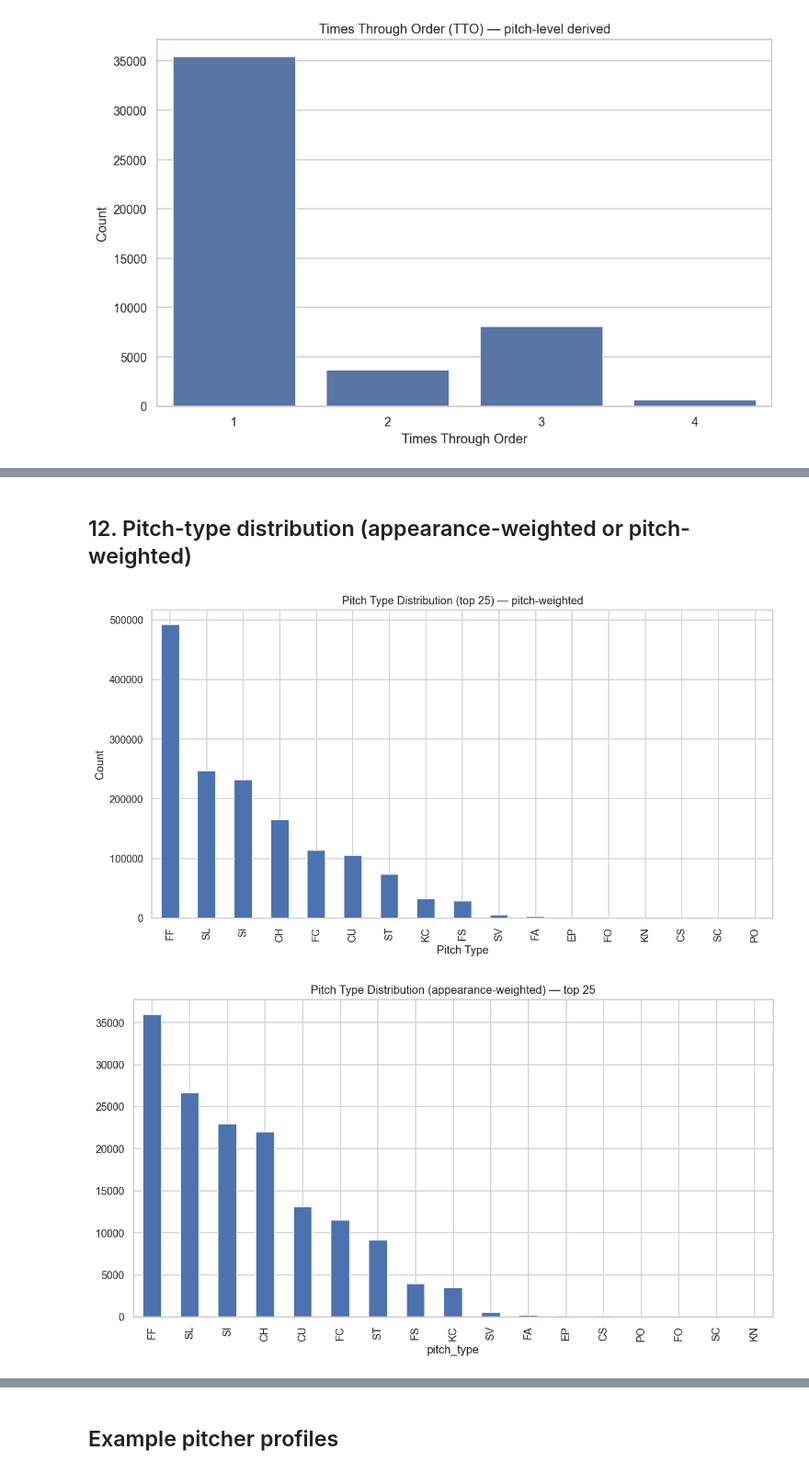
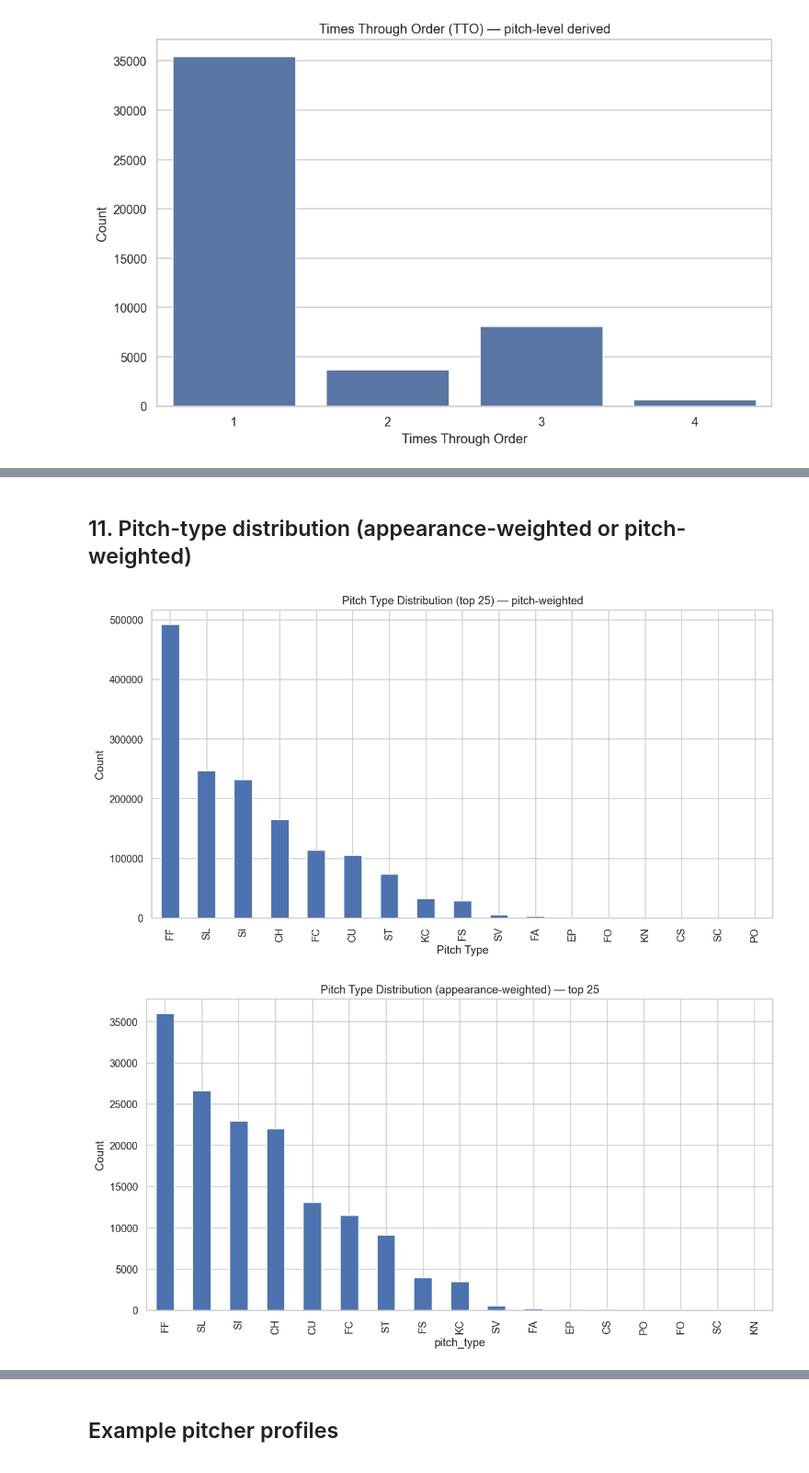
Before and after one commit to EthanBobrik/MLB-Bullpen-Strategy, a Jupyter notebook: notebooks/03_eda_sanity.ipynb, the cells around one changed output, grey strips where cells are left out. Shown at 92% size. Cells and saved outputs as stored; diff of their text form; code cells hidden in the pictures.

```diff
--- a/notebooks/03_eda_sanity.ipynb
+++ b/notebooks/03_eda_sanity.ipynb
@@ -368,23 +360,31 @@ plt.show()
 # %% [markdown]
-## 12. Pitch-type distribution (appearance-weighted or pitch-weighted)
+## 11. Pitch-type distribution (appearance-weighted or pitch-weighted)
 # %%
 # Pitch-weighted (counts of each pitch row)
-plt.figure(figsize=(12,6))
-df[PITCH_TYPE_COL].value_counts().head(25).plot(kind='bar')
+plt.figure(figsize=(12, 6))
+df[PITCH_TYPE_COL].value_counts().head(25).plot(kind="bar")
 plt.title("Pitch Type Distribution (top 25) — pitch-weighted")
 plt.xlabel("Pitch Type")
 plt.ylabel("Count")
 plt.savefig(os.path.join(viz_folder, "pitch_type_distribution.png"), dpi=300, bbox_inches="tight")
 plt.show()
 
-# Appearance-weighted: count distinct pitcher-game uses of each pitch type
-appearance_pitch_type = df.groupby([GAME_COL, PITCHER_COL])[PITCH_TYPE_COL].unique().explode().value_counts()
-plt.figure(figsize=(12,6))
-appearance_pitch_type.head(25).plot(kind='bar')
+# Appearance-weighted: distinct pitcher-game uses of each pitch type
+appearance_pitch_type = (
+    df.groupby([GAME_COL, PITCHER_COL])[PITCH_TYPE_COL]
+      .unique()
+      .explode()
+      .value_counts()
+)
+
+plt.figure(figsize=(12, 6))
+appearance_pitch_type.head(25).plot(kind="bar")
 plt.title("Pitch Type Distribution (appearance-weighted) — top 25")
+plt.xlabel("pitch_type")
+plt.ylabel("Count")
 plt.savefig(os.path.join(viz_folder, "pitch_type_appearance_weighted.png"), dpi=300, bbox_inches="tight")
 plt.show()
 # %% [output]
 [figure]
-[figure, old version]
+[figure, new version]
 # %% [markdown]
```
Also changed, not shown: parts of 34 cells of this notebook, 16 other files.
